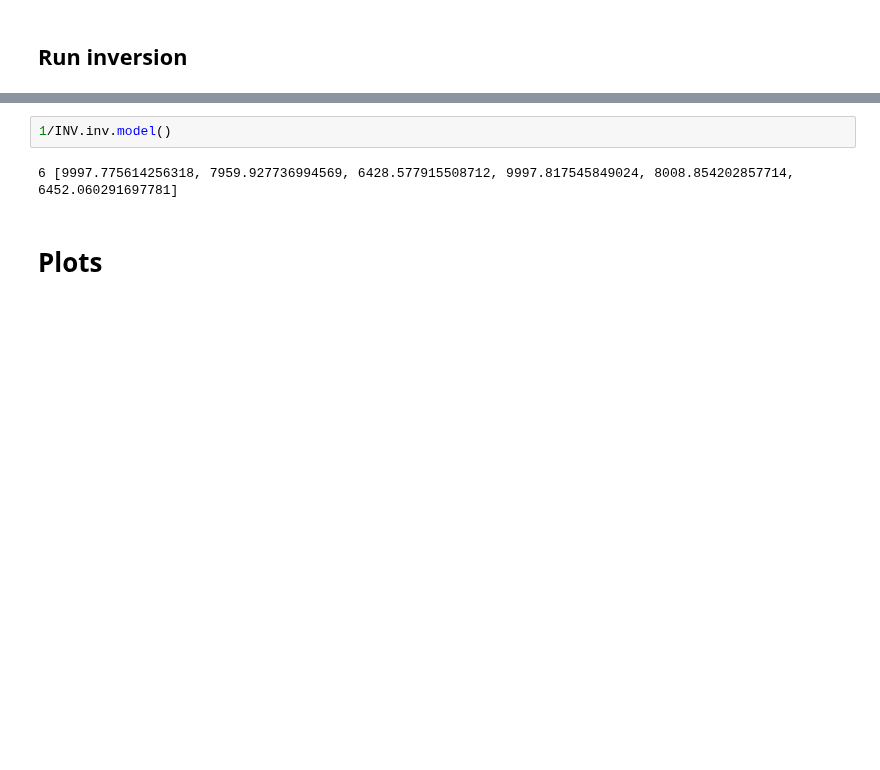
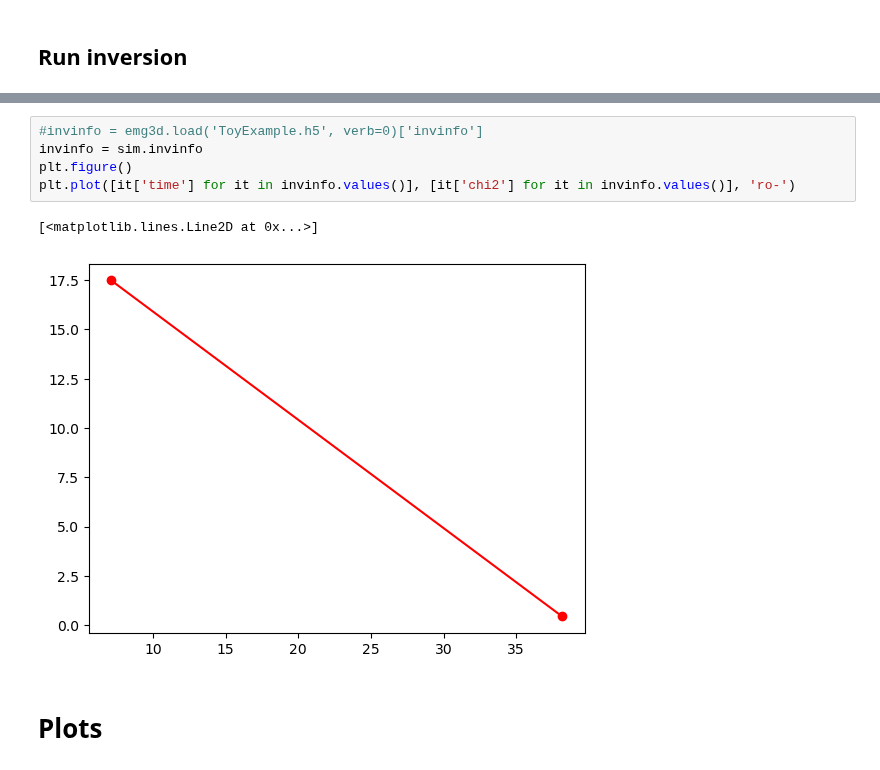
Before and after one commit to prisae/dev-pygimli-emg3d, a Jupyter notebook: ToyExample.ipynb, the cells around one changed output, grey strips where cells are left out. Cells and saved outputs as stored; diff of their text form; blank space fills up the shorter version.

```diff
--- a/ToyExample.ipynb
+++ b/ToyExample.ipynb
@@ -119,7 +123,11 @@ errmodel = INV.run(
-# %%
-1/INV.inv.model()
-# %% [output]
-6 [9997.775614256318, 7959.927736994569, 6428.577915508712, 9997.817545849024, 8008.854202857714, 6452.060291697781]
+# %%
+#invinfo = emg3d.load('ToyExample.h5', verb=0)['invinfo']
+invinfo = sim.invinfo
+plt.figure()
+plt.plot([it['time'] for it in invinfo.values()], [it['chi2'] for it in invinfo.values()], 'ro-')
+# %% [output]
+[<matplotlib.lines.Line2D at 0x...>]
+[figure, added]
 # %% [markdown]
 # Plots
 # %%
```
Also changed, not shown: parts of 6 cells of this notebook.
